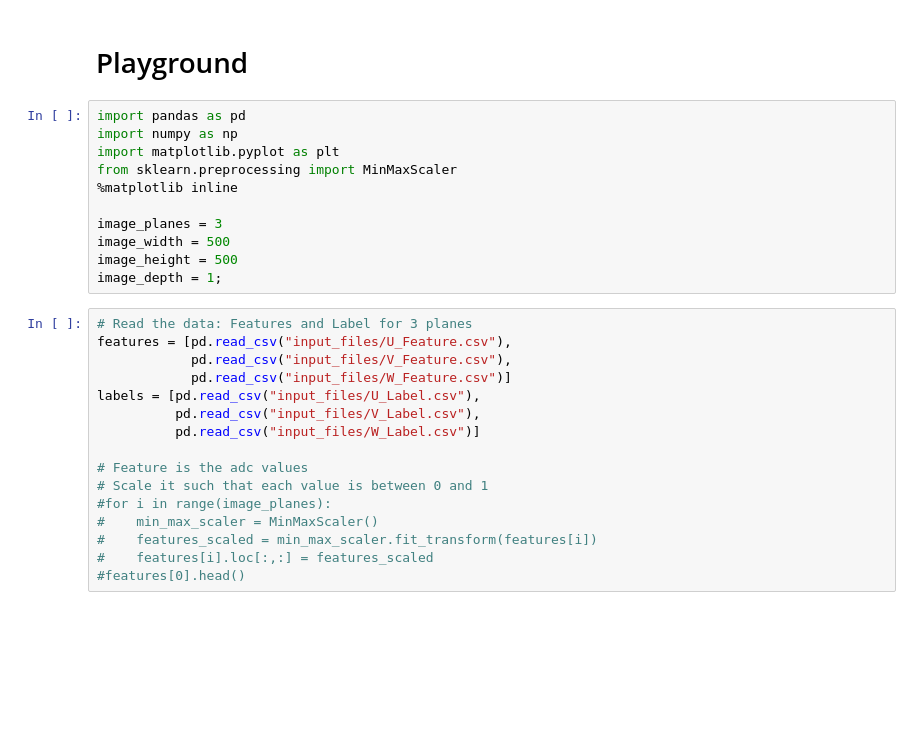
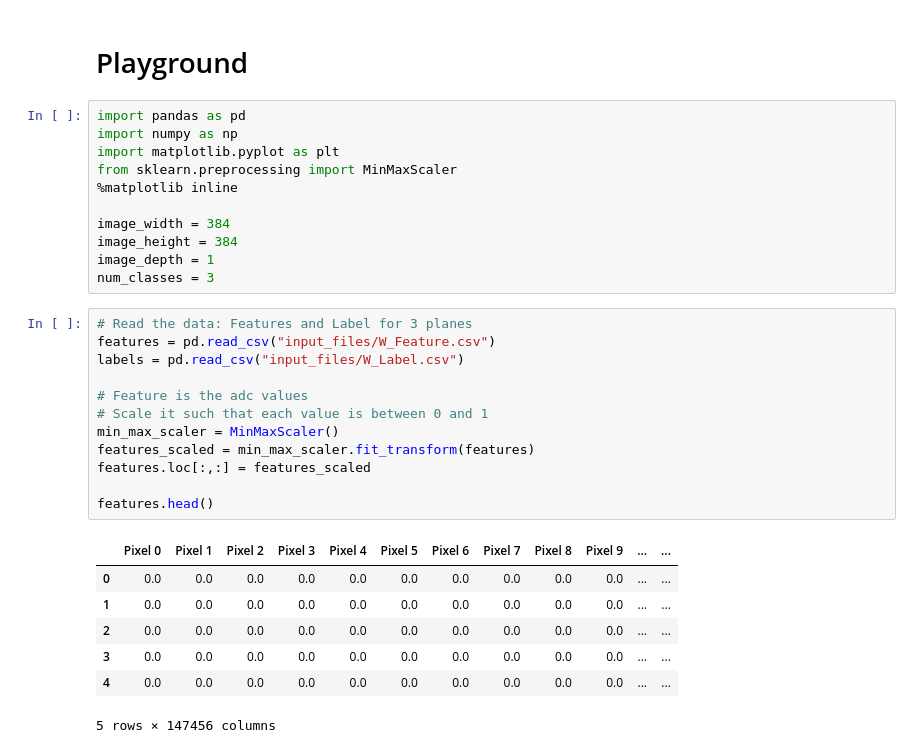
Before and after one commit to almoslmi/DeepLearningWithProtoDUNE, a Jupyter notebook: playground.ipynb, the cells around one changed output. Drawn from its saved outputs; the diff is of its cells as text; blank space fills up the shorter version.

```diff
--- a/playground.ipynb
+++ b/playground.ipynb
@@ -7,25 +7,29 @@ import matplotlib.pyplot as plt
 from sklearn.preprocessing import MinMaxScaler
 %matplotlib inline
 
-image_planes = 3
-image_width = 500
-image_height = 500
-image_depth = 1;
+image_width = 384
+image_height = 384
+image_depth = 1
+num_classes = 3
 # %%
 # Read the data: Features and Label for 3 planes
-features = [pd.read_csv("input_files/U_Feature.csv"),
-            pd.read_csv("input_files/V_Feature.csv"),
-            pd.read_csv("input_files/W_Feature.csv")]
-labels = [pd.read_csv("input_files/U_Label.csv"),
-          pd.read_csv("input_files/V_Label.csv"),
-          pd.read_csv("input_files/W_Label.csv")]
+features = pd.read_csv("input_files/W_Feature.csv")
+labels = pd.read_csv("input_files/W_Label.csv")
 
 # Feature is the adc values
 # Scale it such that each value is between 0 and 1
-#for i in range(image_planes):
-#    min_max_scaler = MinMaxScaler()
-#    features_scaled = min_max_scaler.fit_transform(features[i])
-#    features[i].loc[:,:] = features_scaled
-#features[0].head()
+min_max_scaler = MinMaxScaler()
+features_scaled = min_max_scaler.fit_transform(features)
+features.loc[:,:] = features_scaled
+
+features.head()
+# %% [output]
+|  | Pixel 0 | Pixel 1 | Pixel 2 | Pixel 3 | Pixel 4 | Pixel 5 | Pixel 6 | Pixel 7 | Pixel 8 | Pixel 9 | ... | ... |
+| 0 | 0.0 | 0.0 | 0.0 | 0.0 | 0.0 | 0.0 | 0.0 | 0.0 | 0.0 | 0.0 | ... | ... |
+| 1 | 0.0 | 0.0 | 0.0 | 0.0 | 0.0 | 0.0 | 0.0 | 0.0 | 0.0 | 0.0 | ... | ... |
+| 2 | 0.0 | 0.0 | 0.0 | 0.0 | 0.0 | 0.0 | 0.0 | 0.0 | 0.0 | 0.0 | ... | ... |
+| 3 | 0.0 | 0.0 | 0.0 | 0.0 | 0.0 | 0.0 | 0.0 | 0.0 | 0.0 | 0.0 | ... | ... |
+| 4 | 0.0 | 0.0 | 0.0 | 0.0 | 0.0 | 0.0 | 0.0 | 0.0 | 0.0 | 0.0 | ... | ... |
+5 rows × 147456 columns
 # %%
 # Get a Numpy representation of the DataFrame
```
Also changed, not shown: parts of 12 cells of this notebook.
